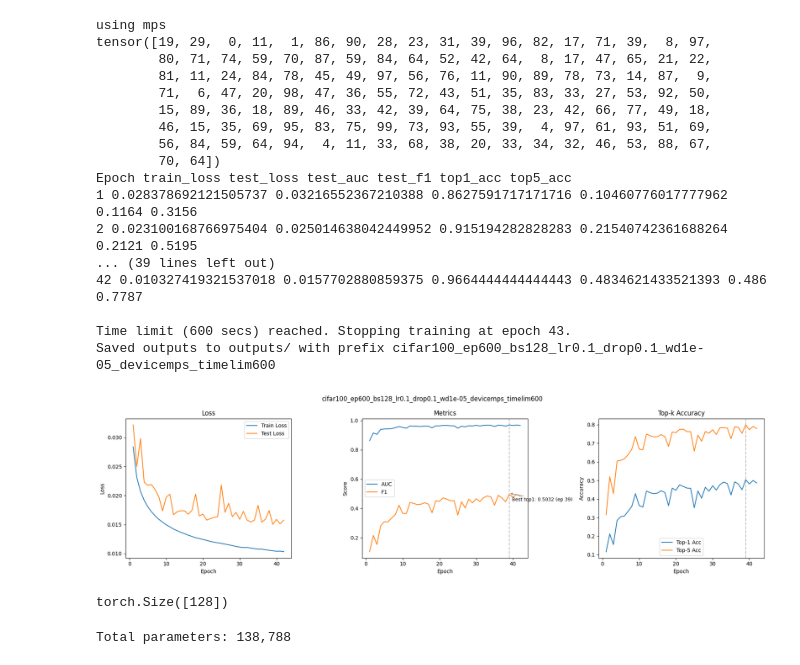
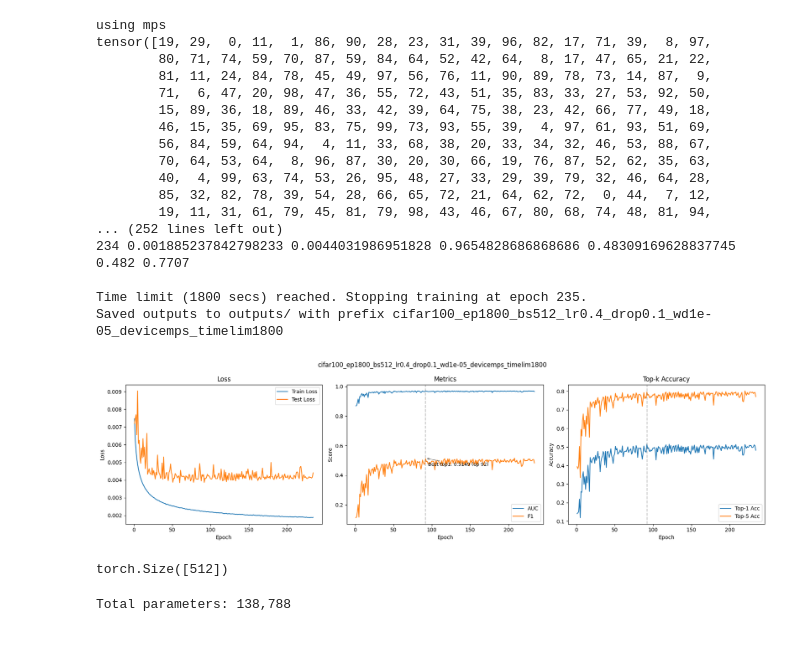
Before and after one commit to imranson/cog-robotics-experiments-342, a Jupyter notebook: notebooks/train_notebook-3.ipynb, the cells around one changed output. Cells and saved outputs as stored; diff of their text form; code cells hidden in the pictures.

```diff
--- a/notebooks/train_notebook-3.ipynb
+++ b/notebooks/train_notebook-3.ipynb
@@ -13,15 +13,15 @@ import matplotlib.pyplot as plt
 import numpy as np
 
 # hyperparameters
-BATCH_SIZE = 128
-EPOCHS = 300
-LR = 1e-1
+BATCH_SIZE = 512
+EPOCHS = 1800
+LR = 4e-1
 WD = 1e-5
 INPUT_CHANN = 3
 INPUT_DIM = 32
 OUTPUT_CLSS = 100
 DROPOUT = 0.1
-TIME_LIMIT = 300
+TIME_LIMIT = 1800
 DEVICE = torch.accelerator.current_accelerator().type if torch.accelerator.is_available() else "cpu"
 OUTPUT_DIR = "outputs"
 os.makedirs(OUTPUT_DIR, exist_ok=True)
@@ -200,46 +200,46 @@ ax2.plot(epochs, history_df["f1"], label="F1")
 ax2.set_xlabel("Epoch")
 ax2.set_ylabel("Score")
 ax2.set_title("Metrics")
 ax2.axvline(best_epoch, color="gray", linestyle="--", alpha=0.5)
 ax2.annotate(f"Best top1: {best_top1:.4f} (ep {best_epoch})",
              xy=(best_epoch, best_top1), xytext=(5, -15),
              textcoords="offset points", fontsize=9,
              arrowprops=dict(arrowstyle="->", color="gray"))
 ax2.legend()
 ax3.plot(epochs, history_df["top1_acc"], label="Top-1 Acc")
 ax3.plot(epochs, history_df["top5_acc"], label="Top-5 Acc")
 ax3.set_xlabel("Epoch")
 ax3.set_ylabel("Accuracy")
 ax3.set_title("Top-k Accuracy")
 ax3.axvline(best_epoch, color="gray", linestyle="--", alpha=0.5)
 ax3.legend()
 fig.suptitle(RUN_ID)
 fig.tight_layout()
 fig.savefig(os.path.join(OUTPUT_DIR, f"{RUN_ID}_history.png"), dpi=150)
 print(f"Saved outputs to {OUTPUT_DIR}/ with prefix {RUN_ID}")
 # %% [output]
 using mps
 tensor([19, 29,  0, 11,  1, 86, 90, 28, 23, 31, 39, 96, 82, 17, 71, 39,  8, 97,
         80, 71, 74, 59, 70, 87, 59, 84, 64, 52, 42, 64,  8, 17, 47, 65, 21, 22,
         81, 11, 24, 84, 78, 45, 49, 97, 56, 76, 11, 90, 89, 78, 73, 14, 87,  9,
         71,  6, 47, 20, 98, 47, 36, 55, 72, 43, 51, 35, 83, 33, 27, 53, 92, 50,
         15, 89, 36, 18, 89, 46, 33, 42, 39, 64, 75, 38, 23, 42, 66, 77, 49, 18,
         46, 15, 35, 69, 95, 83, 75, 99, 73, 93, 55, 39,  4, 97, 61, 93, 51, 69,
         56, 84, 59, 64, 94,  4, 11, 33, 68, 38, 20, 33, 34, 32, 46, 53, 88, 67,
-        70, 64])
-Epoch train_loss test_loss test_auc test_f1 top1_acc top5_acc
-1 0.028378692121505737 0.03216552367210388 0.8627591717171716 0.10460776017777962 0.1164 0.3156
-2 0.023100168766975404 0.025014638042449952 0.915194282828283 0.21540742361688264 0.2121 0.5195
-... (39 lines left out)
-42 0.010327419321537018 0.0157702880859375 0.9664444444444443 0.4834621433521393 0.486 0.7787
+        70, 64, 53, 64,  8, 96, 87, 30, 20, 30, 66, 19, 76, 87, 52, 62, 35, 63,
+        40,  4, 99, 63, 74, 53, 26, 95, 48, 27, 33, 29, 39, 79, 32, 46, 64, 28,
+        85, 32, 82, 78, 39, 54, 28, 66, 65, 72, 21, 64, 62, 72,  0, 44,  7, 12,
+        19, 11, 31, 61, 79, 45, 81, 79, 98, 43, 46, 67, 80, 68, 74, 48, 81, 94,
+... (252 lines left out)
+234 0.001885237842798233 0.0044031986951828 0.9654828686868686 0.48309169628837745 0.482 0.7707
 
-Time limit (600 secs) reached. Stopping training at epoch 43.
-Saved outputs to outputs/ with prefix cifar100_ep600_bs128_lr0.1_drop0.1_wd1e-05_devicemps_timelim600
+Time limit (1800 secs) reached. Stopping training at epoch 235.
+Saved outputs to outputs/ with prefix cifar100_ep1800_bs512_lr0.4_drop0.1_wd1e-05_devicemps_timelim1800
-[figure, old version]
+[figure, new version]
 # %%
 print(next(iter(train_dataloader))[1].shape)
 # %% [output]
-torch.Size([128])
+torch.Size([512])
 # %%
 total_params = sum(p.numel() for p in model.parameters())
 print(f"Total parameters: {total_params:,}")
```
Also changed, not shown: 19 other files.
